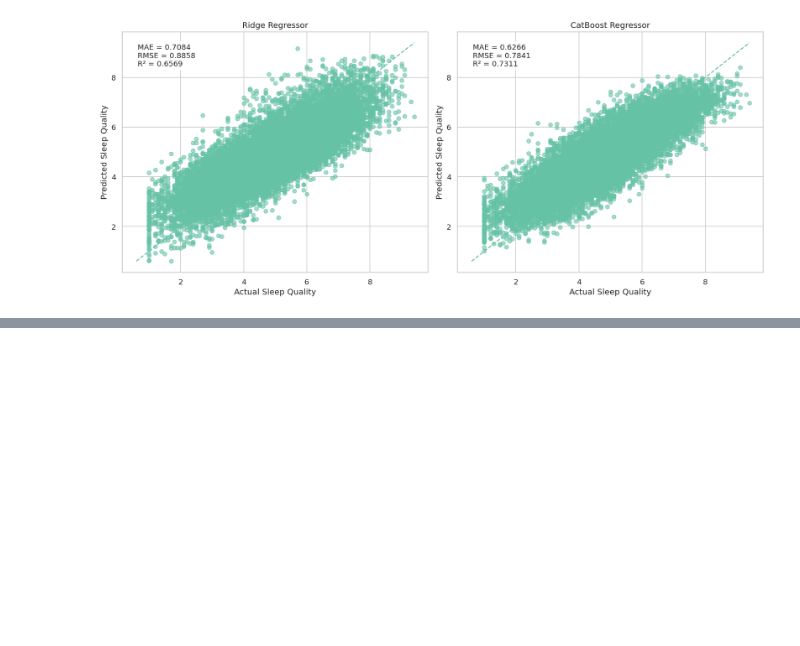
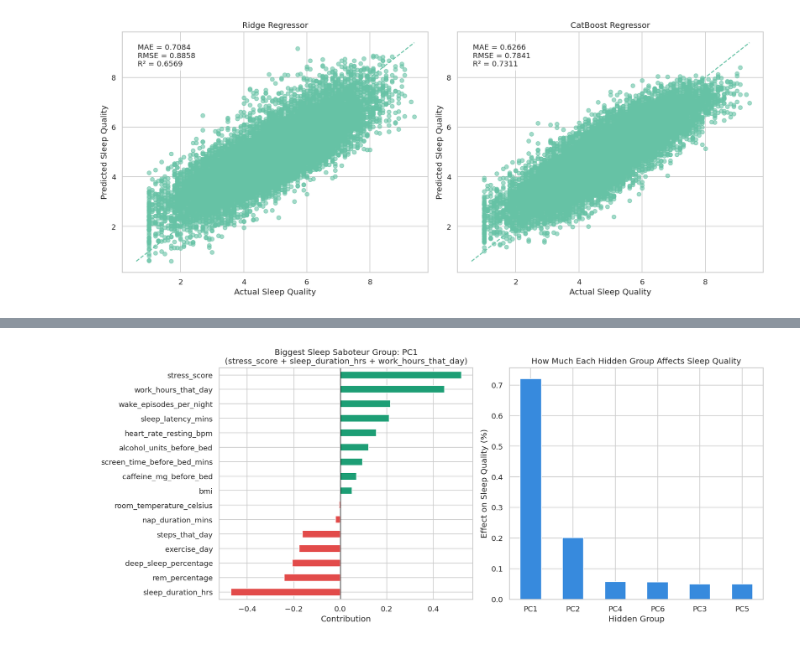
Before and after one commit to ibtihal7alharbi-tech/ML-project, a Jupyter notebook: sleep_disorder_risk_prediction.ipynb, the cells around one changed output, grey strips where cells are left out. Saved outputs shown, nothing was run; the diff lists cells and outputs as text; code cells hidden in the pictures; blank space fills up the shorter version.

```diff
--- a/sleep_disorder_risk_prediction.ipynb
+++ b/sleep_disorder_risk_prediction.ipynb
@@ -50,7 +51,7 @@ plt.rcParams["font.size"] = 11
 ## Load the Dataset
 # %%
 # Load the dataset
-dataset_path = "sleep_health_dataset.csv"
+dataset_path = 'https://raw.githubusercontent.com/ibtihal7alharbi-tech/ML-project/refs/heads/main/sleep_health_dataset.csv'
 
 df_raw = pd.read_csv(dataset_path)
 
@@ -1594,3 +1595,89 @@ def recommend_bedtime(user_input, wake_up_time="07:00"):
         "ideal_hours": ideal_hours,
         "message": f"Go to sleep at {bedtime_str} to wake up at {wake_up_time} feeling great!"
     }
+# %%
+from sklearn.decomposition import PCA
+from sklearn.preprocessing import StandardScaler
+import pandas as pd
+import numpy as np
+import matplotlib.pyplot as plt
+
+features = [
+    "stress_score", "sleep_duration_hrs", "caffeine_mg_before_bed",
+    "screen_time_before_bed_mins", "exercise_day", "work_hours_that_day",
+    "room_temperature_celsius", "bmi", "heart_rate_resting_bpm",
+    "wake_episodes_per_night", "sleep_latency_mins", "rem_percentage",
+    "deep_sleep_percentage", "nap_duration_mins", "steps_that_day",
+    "alcohol_units_before_bed",
+]
+
+df_pca = df[features + ["sleep_quality_score"]].dropna()
+X, y   = df_pca[features], df_pca["sleep_quality_score"]
+
+scaler     = StandardScaler()
+X_scaled   = scaler.fit_transform(X)
+
+pca        = PCA(n_components=6, random_state=42)
+components = pca.fit_transform(X_scaled)
+
+loadings = pd.DataFrame(
+    pca.components_.T,
+    index=features,
+    columns=[f"PC{i+1}" for i in range(6)]
+)
+
+COMPONENT_NAMES = {
+    pc: " + ".join(loadings[pc].abs().sort_values(ascending=False).head(3).index)
+    for pc in loadings.columns
+}
+
+pc_df = pd.DataFrame(components, columns=loadings.columns)
+pc_df["sleep_quality"] = y.values
+
+correlations = pc_df.corr(method="spearman")["sleep_quality"].drop("sleep_quality")
+correlations_abs = correlations.abs().sort_values(ascending=False)
+
+for pc, corr in correlations_abs.items():
+    direction = "negatively affects" if correlations[pc] < 0 else "positively affects"
+    print(f"  {pc} ({COMPONENT_NAMES[pc]}): {direction} sleep quality by {corr*100:.1f}%")
+
+# رسم
+fig, axes = plt.subplots(1, 2, figsize=(14, 6))
+
+top_pc = correlations_abs.index[0]
+loadings[top_pc].sort_values().plot(
+    kind="barh", ax=axes[0],
+    color=["#E24B4A" if x < 0 else "#1D9E75"
+           for x in loadings[top_pc].sort_values()]
+)
+axes[0].set_title(f"Biggest Sleep Saboteur Group: {top_pc}\n({COMPONENT_NAMES[top_pc]})")
+axes[0].axvline(0, color="black", linewidth=0.8)
+axes[0].set_xlabel("Contribution")
+
+correlations_abs.plot(kind="bar", ax=axes[1], color="#378ADD")
+axes[1].set_title("How Much Each Hidden Group Affects Sleep Quality")
+axes[1].set_xlabel("Hidden Group")
+axes[1].set_ylabel("Effect on Sleep Quality (%)")
+axes[1].set_xticklabels(
+    [pc for pc in correlations_abs.index],
+    rotation=0
+)
+
+plt.tight_layout()
+plt.show()
+
+def get_saboteurs(user_input):
+    sample_s        = scaler.transform(pd.DataFrame([{f: user_input.get(f,0) for f in features}]))
+    user_components = pca.transform(sample_s)[0]
+    results = []
+    for i, pc in enumerate(loadings.columns):
+        corr_with_quality = pc_df.corr()["sleep_quality"][pc]
+        hurts = (corr_with_quality < 0 and user_components[i] > 0) or \
+                (corr_with_quality > 0 and user_components[i] < 0)
+        results.append({
+            "group":  COMPONENT_NAMES[pc],
+            "hurts":  hurts,
+            "impact": round(abs(float(correlations_abs[pc])) * 100, 1),
+        })
+    return sorted([r for r in results if r["hurts"]], key=lambda x: x["impact"], reverse=True)[:2]
+# %% [output]
@@ -1596,0 +1690 @@ def recommend_bedtime(user_input, wake_up_time="07:00"):
+[figure, added]
```
Also changed, not shown: parts of 4 cells of this notebook.
